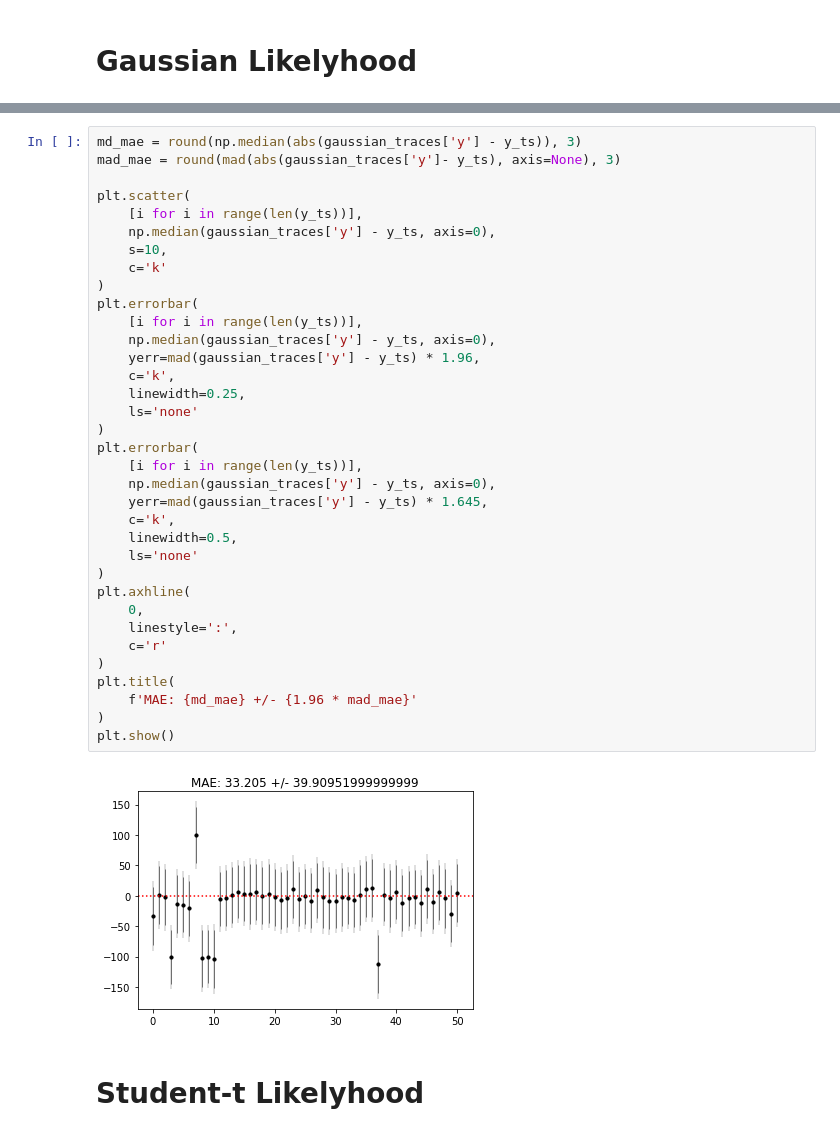
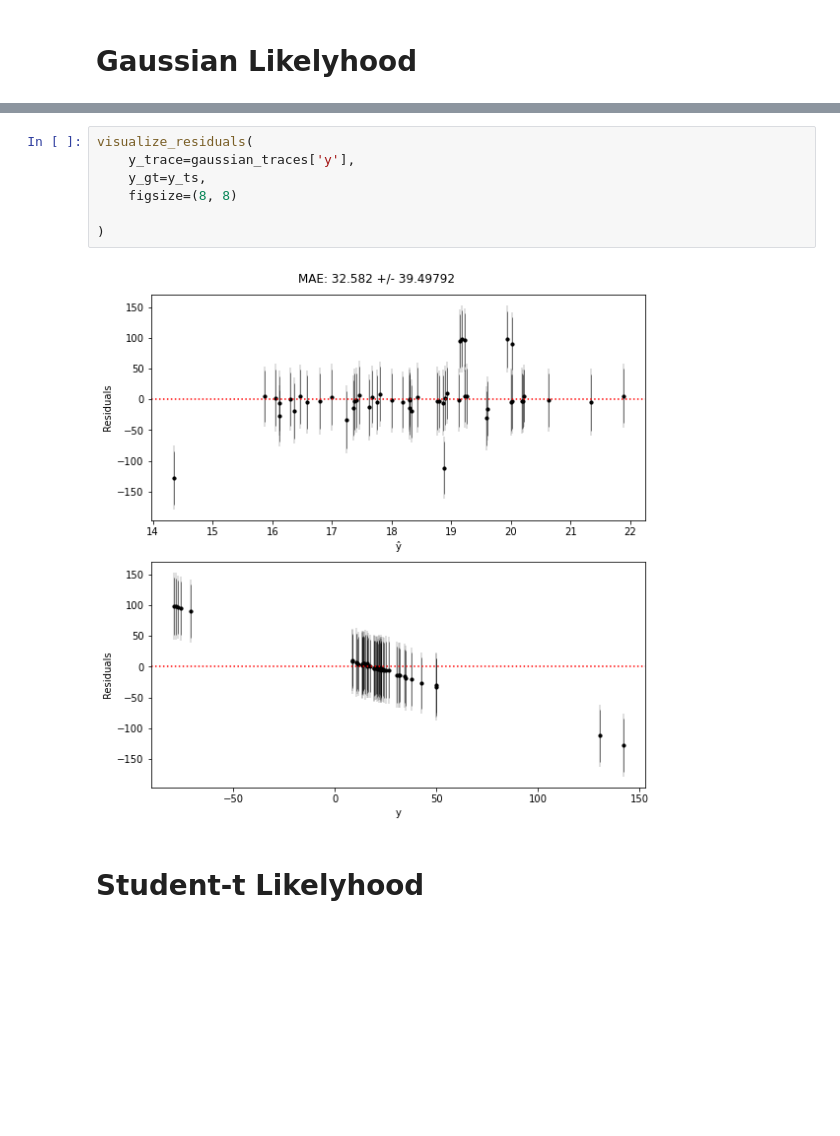
Before and after one commit to vb690/bayesian_ANN, a Jupyter notebook: notebooks/gaussian_student_regression.ipynb, the cells around one changed output, grey strips where cells are left out. Cells and saved outputs as stored; diff of their text form; blank space fills up the shorter version.

Commit message:
Added utils for residuals visualization

```diff
--- a/notebooks/gaussian_student_regression.ipynb
+++ b/notebooks/gaussian_student_regression.ipynb
@@ -120,41 +117,13 @@ Finished [100%]: Average Loss = 84.401
 [interactive output not drawn]
 # %%
-md_mae = round(np.median(abs(gaussian_traces['y'] - y_ts)), 3)
-mad_mae = round(mad(abs(gaussian_traces['y']- y_ts), axis=None), 3)
+visualize_residuals(
+    y_trace=gaussian_traces['y'],
+    y_gt=y_ts,
+    figsize=(8, 8)
 
-plt.scatter(
-    [i for i in range(len(y_ts))],
-    np.median(gaussian_traces['y'] - y_ts, axis=0),
-    s=10,
-    c='k'
 )
-plt.errorbar(
-    [i for i in range(len(y_ts))],
-    np.median(gaussian_traces['y'] - y_ts, axis=0),
-    yerr=mad(gaussian_traces['y'] - y_ts) * 1.96,
-    c='k',
-    linewidth=0.25,
-    ls='none'
-)
-plt.errorbar(
-    [i for i in range(len(y_ts))],
-    np.median(gaussian_traces['y'] - y_ts, axis=0),
-    yerr=mad(gaussian_traces['y'] - y_ts) * 1.645,
-    c='k',
-    linewidth=0.5,
-    ls='none'
-)
-plt.axhline(
-    0,
-    linestyle=':',
-    c='r'
-)
-plt.title(
-    f'MAE: {md_mae} +/- {1.96 * mad_mae}'
-)
-plt.show()
 # %% [output]
-[figure, old version]
+[figure, new version]
 # %% [markdown]
 # Student-t Likelyhood
 # %%
```
Also changed, not shown: parts of 8 cells of this notebook, 1 other file.
